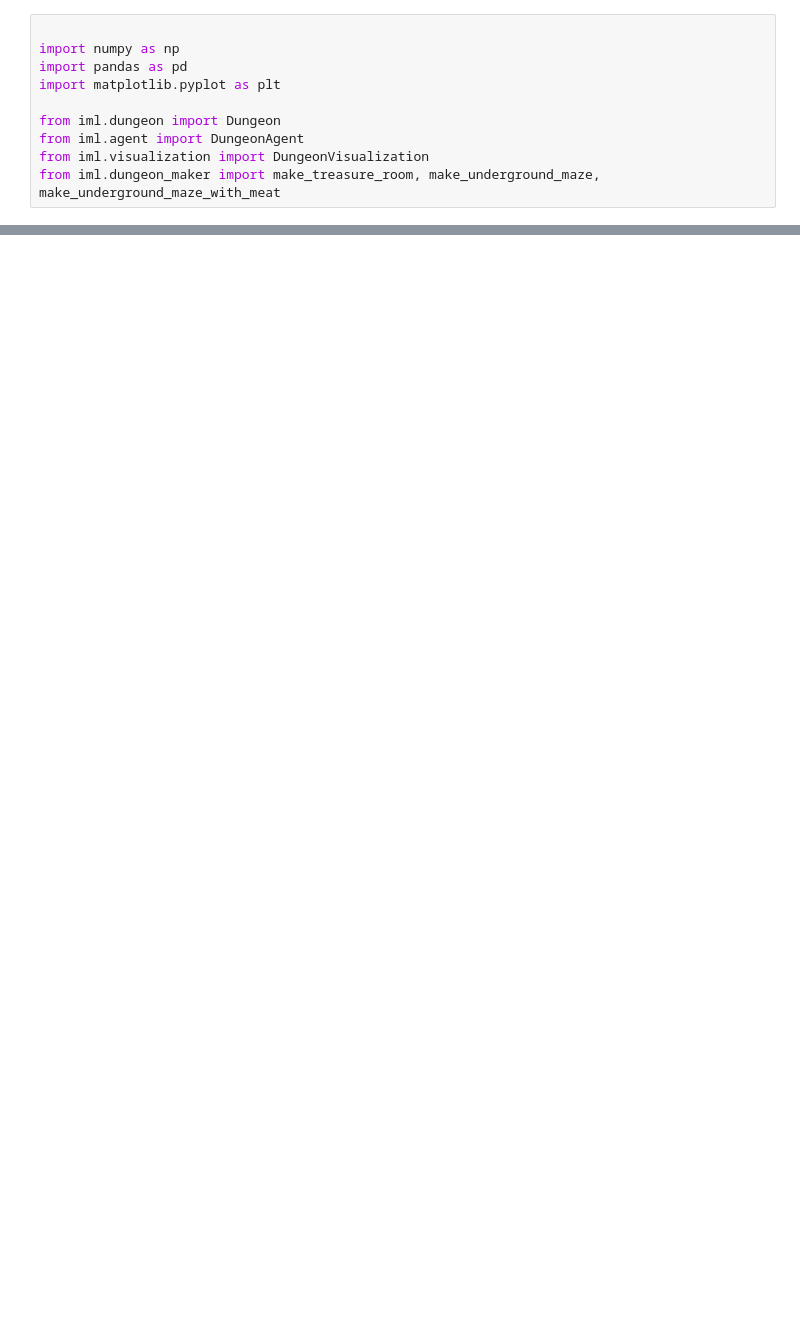
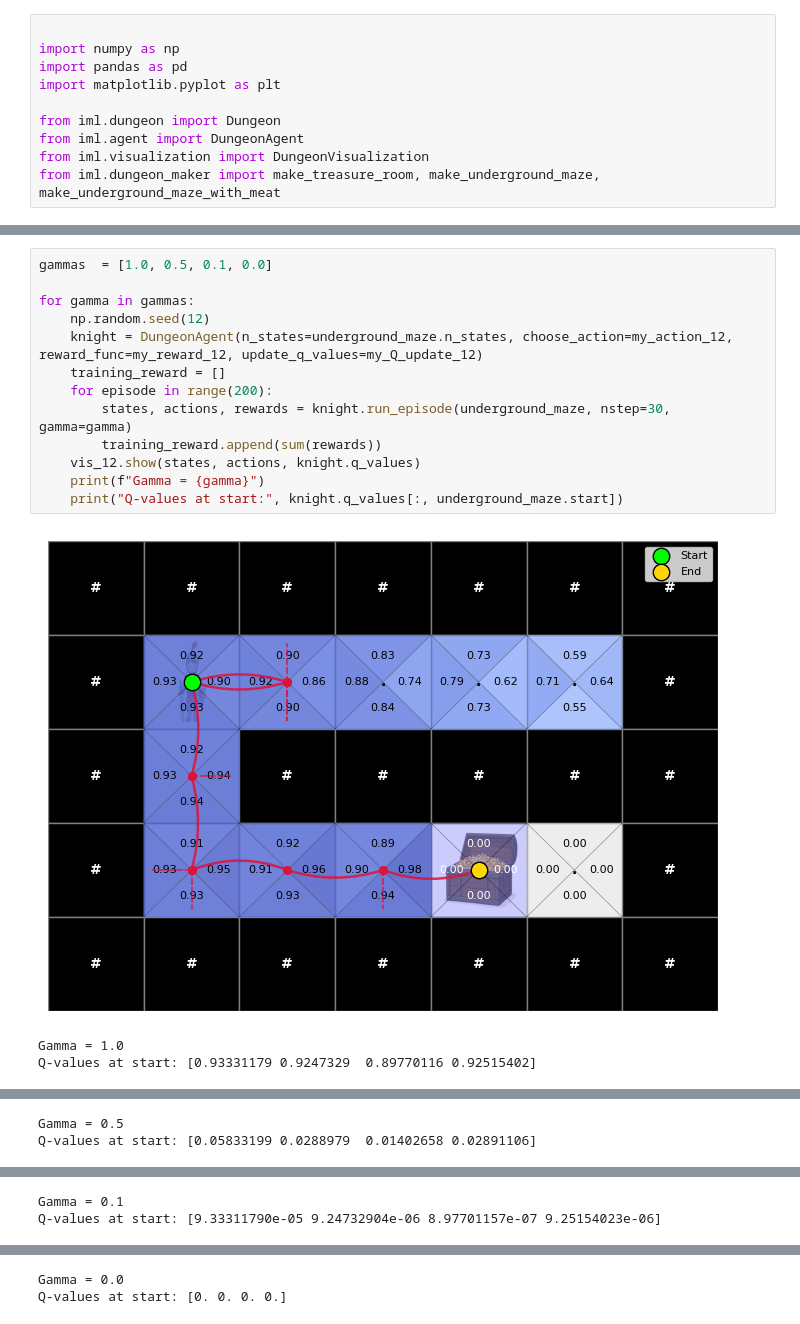
Before and after one commit to paulina-pvn/iml_2026, a Jupyter notebook: homework_2.ipynb, the cells around one changed output, grey strips where cells are left out. Drawn from its saved outputs; the diff is of its cells as text; blank space fills up the shorter version.

```diff
--- a/homework_2.ipynb
+++ b/homework_2.ipynb
@@ -179,0 +198,17 @@ IndentationError: expected an indented block after function definition on line 8
+# %%
+gammas  = [1.0, 0.5, 0.1, 0.0]
+
+for gamma in gammas:
+    np.random.seed(12)
+    knight = DungeonAgent(n_states=underground_maze.n_states, choose_action=my_action_12, reward_func=my_reward_12, update_q_values=my_Q_update_12)
+    training_reward = []
+    for episode in range(200):
+        states, actions, rewards = knight.run_episode(underground_maze, nstep=30, gamma=gamma)
+        training_reward.append(sum(rewards))
+    vis_12.show(states, actions, knight.q_values)
+    print(f"Gamma = {gamma}")
+    print("Q-values at start:", knight.q_values[:, underground_maze.start])
+# %% [output]
+[figure, added]
+Gamma = 1.0
+Q-values at start: [0.93331179 0.9247329  0.89770116 0.92515402]
@@ -179,0 +216,2 @@ IndentationError: expected an indented block after function definition on line 8
+Gamma = 0.5
+Q-values at start: [0.05833199 0.0288979  0.01402658 0.02891106]
@@ -179,0 +219,2 @@ IndentationError: expected an indented block after function definition on line 8
+Gamma = 0.1
+Q-values at start: [9.33311790e-05 9.24732904e-06 8.97701157e-07 9.25154023e-06]
@@ -179,0 +222,2 @@ IndentationError: expected an indented block after function definition on line 8
+Gamma = 0.0
+Q-values at start: [0. 0. 0. 0.]
```
Also changed, not shown: parts of 71 cells of this notebook, 4 other files.
